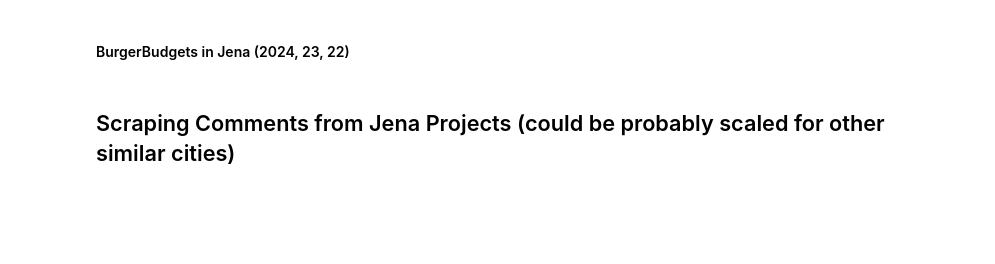
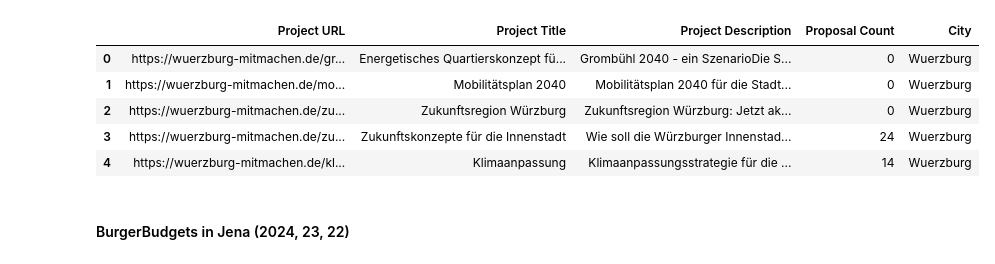
Before and after one commit to denishotii/ConsulDemocracy24-kommueneImFokus, a Jupyter notebook: Scraping copy.ipynb, the cells around one changed output. Saved outputs shown, nothing was run; the diff lists cells and outputs as text; code cells hidden in the pictures; blank space fills up the shorter version.

```diff
--- a/Scraping copy.ipynb
+++ b/Scraping copy.ipynb
@@ -559,3 +201,12 @@ NameError: name 'df_wurzburg_cleaned' is not defined
+# %%
+all_projects_df.head()
+# %% [output]
+|  | Project URL | Project Title | Project Description | Proposal Count | City |
+| 0 | https://wuerzburg-mitmachen.de/gr... | Energetisches Quartierskonzept fü... | Grombühl 2040 - ein SzenarioDie S... | 0 | Wuerzburg |
+| 1 | https://wuerzburg-mitmachen.de/mo... | Mobilitätsplan 2040 | Mobilitätsplan 2040 für die Stadt... | 0 | Wuerzburg |
+| 2 | https://wuerzburg-mitmachen.de/zu... | Zukunftsregion Würzburg | Zukunftsregion Würzburg: Jetzt ak... | 0 | Wuerzburg |
+| 3 | https://wuerzburg-mitmachen.de/zu... | Zukunftskonzepte für die Innenstadt | Wie soll die Würzburger Innenstad... | 24 | Wuerzburg |
+| 4 | https://wuerzburg-mitmachen.de/kl... | Klimaanpassung | Klimaanpassungsstrategie für die ... | 14 | Wuerzburg |
 # %% [markdown]
 #### BurgerBudgets in Jena (2024, 23, 22)
 # %%
@@ -638,2 +288,0 @@ budget_jena_df = budget_jena_df.loc[:, ~budget_jena_df.columns.str.contains('Ver
-# %% [markdown]
-## Scraping Comments from Jena Projects (could be probably scaled for other similar cities)
```
Also changed, not shown: parts of 27 cells of this notebook.
